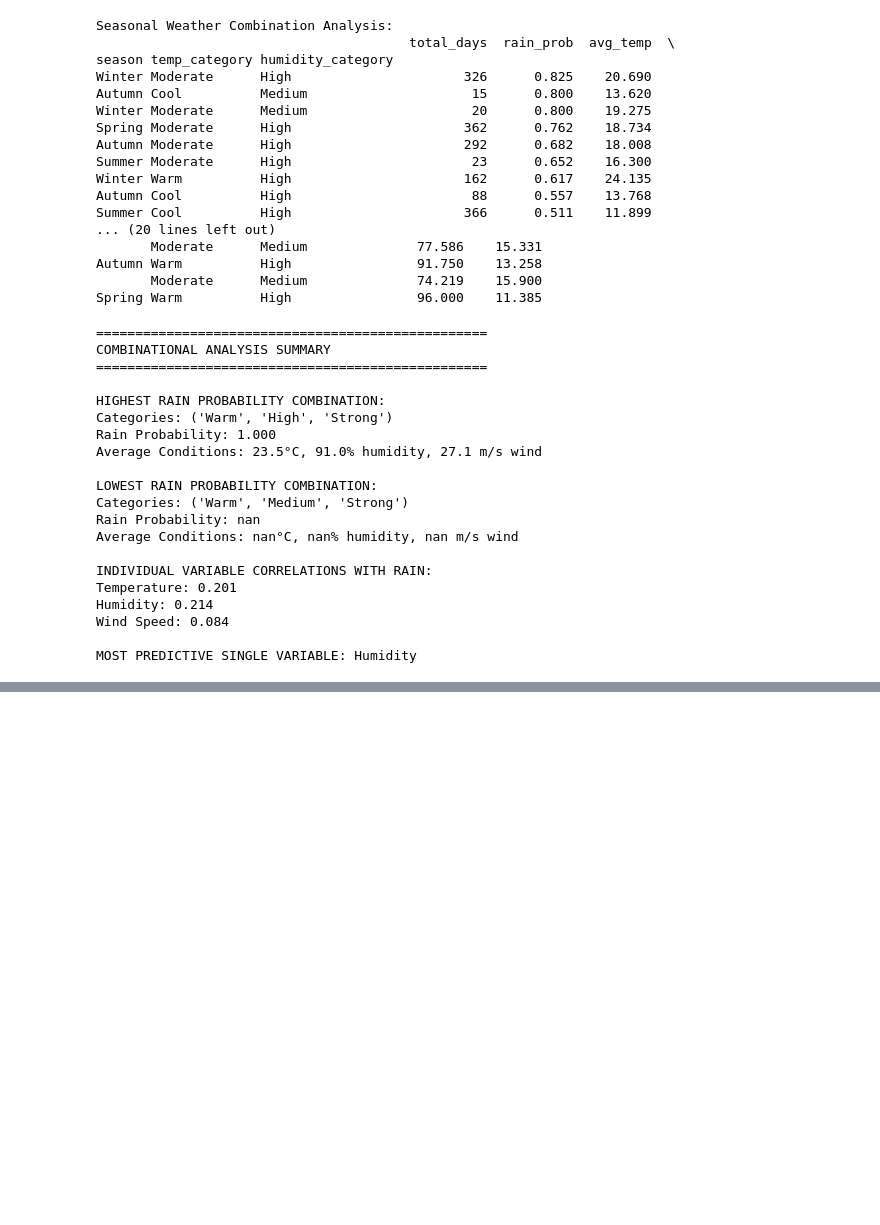
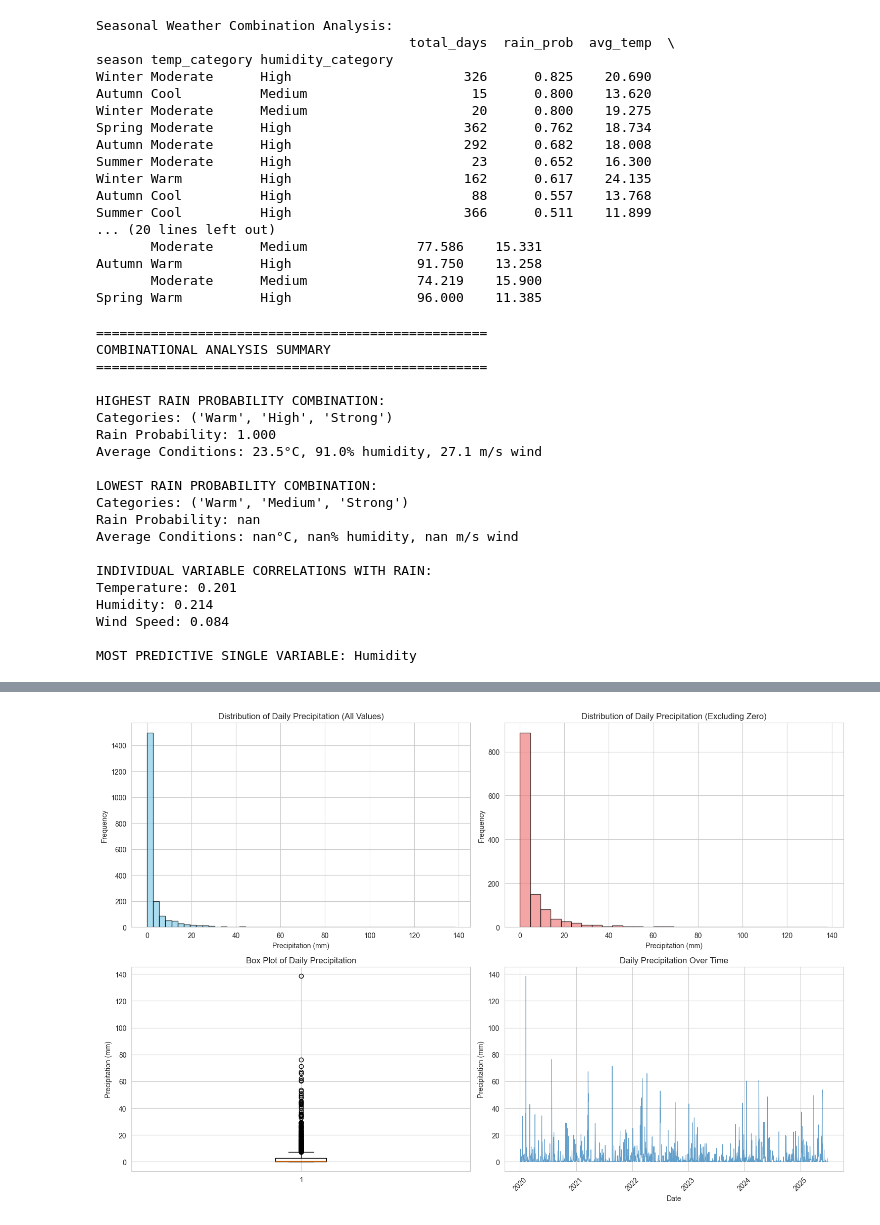
Before and after one commit to afraz-rupak/weather_forecast, a Jupyter notebook: notebooks/Daily weather forecasting EDA.ipynb, the cells around one changed output, grey strips where cells are left out. Cells and saved outputs as stored; diff of their text form; code cells hidden in the pictures; blank space fills up the shorter version.

```diff
--- a/notebooks/EDA.ipynb
+++ b/notebooks/Daily weather forecasting EDA.ipynb
@@ -887,3 +887,98 @@ Humidity: 0.214
 Wind Speed: 0.084
 
 MOST PREDICTIVE SINGLE VARIABLE: Humidity
+# %%
+# Daily dataset analysis
+print("Daily Dataset Shape:", daily_df.shape)
+print("\nDaily Dataset Info:")
+daily_df.info()
+# Target variable analysis - precipitation_sum
+print("=== PRECIPITATION ANALYSIS (Target Variable) ===")
+print(f"Mean precipitation: {daily_df['precipitation_sum'].mean():.2f} mm")
+print(f"Median precipitation: {daily_df['precipitation_sum'].median():.2f} mm")
+print(f"Max precipitation: {daily_df['precipitation_sum'].max():.2f} mm")
+print(f"Min precipitation: {daily_df['precipitation_sum'].min():.2f} mm")
+print(f"Standard deviation: {daily_df['precipitation_sum'].std():.2f} mm")
+print(f"\nDays with no precipitation: {(daily_df['precipitation_sum'] == 0).sum()} ({(daily_df['precipitation_sum'] == 0).mean()*100:.1f}%)")
+print(f"Days with precipitation > 0: {(daily_df['precipitation_sum'] > 0).sum()} ({(daily_df['precipitation_sum'] > 0).mean()*100:.1f}%)")
+print(f"Days with heavy precipitation (>10mm): {(daily_df['precipitation_sum'] > 10).sum()} ({(daily_df['precipitation_sum'] > 10).mean()*100:.1f}%)")
+# Precipitation distribution visualization
+fig, axes = plt.subplots(2, 2, figsize=(15, 10))
+
+# Histogram of all precipitation values
+axes[0,0].hist(daily_df['precipitation_sum'], bins=50, alpha=0.7, color='skyblue', edgecolor='black')
+axes[0,0].set_title('Distribution of Daily Precipitation (All Values)')
+axes[0,0].set_xlabel('Precipitation (mm)')
+axes[0,0].set_ylabel('Frequency')
+
+# Histogram excluding zero values
+non_zero_precip = daily_df[daily_df['precipitation_sum'] > 0]['precipitation_sum']
+axes[0,1].hist(non_zero_precip, bins=30, alpha=0.7, color='lightcoral', edgecolor='black')
+axes[0,1].set_title('Distribution of Daily Precipitation (Excluding Zero)')
+axes[0,1].set_xlabel('Precipitation (mm)')
+axes[0,1].set_ylabel('Frequency')
+
+# Box plot
+axes[1,0].boxplot(daily_df['precipitation_sum'])
+axes[1,0].set_title('Box Plot of Daily Precipitation')
+axes[1,0].set_ylabel('Precipitation (mm)')
+
+# Time series of precipitation
+axes[1,1].plot(daily_df['date'], daily_df['precipitation_sum'], alpha=0.7, linewidth=0.8)
+axes[1,1].set_title('Daily Precipitation Over Time')
+axes[1,1].set_xlabel('Date')
+axes[1,1].set_ylabel('Precipitation (mm)')
+axes[1,1].tick_params(axis='x', rotation=45)
+
+plt.tight_layout()
+plt.show()
+# Seasonal precipitation patterns
+daily_df['date'] = pd.to_datetime(daily_df['date'])
+daily_df['season'] = daily_df['month'].map({12: 'Winter', 1: 'Winter', 2: 'Winter',
+                                           3: 'Spring', 4: 'Spring', 5: 'Spring',
+                                           6: 'Summer', 7: 'Summer', 8: 'Summer',
+                                           9: 'Autumn', 10: 'Autumn', 11: 'Autumn'})
+
+fig, axes = plt.subplots(1, 2, figsize=(15, 5))
+
+# Monthly precipitation patterns
+monthly_precip = daily_df.groupby('month')['precipitation_sum'].agg(['mean', 'sum', 'count']).reset_index()
+axes[0].bar(monthly_precip['month'], monthly_precip['mean'], alpha=0.7, color='steelblue')
+axes[0].set_title('Average Daily Precipitation by Month')
+axes[0].set_xlabel('Month')
+axes[0].set_ylabel('Average Precipitation (mm)')
+axes[0].set_xticks(range(1, 13))
+
+# Seasonal precipitation patterns
+seasonal_precip = daily_df.groupby('season')['precipitation_sum'].agg(['mean', 'sum']).reset_index()
+axes[1].bar(seasonal_precip['season'], seasonal_precip['mean'], alpha=0.7, color='lightgreen')
+axes[1].set_title('Average Daily Precipitation by Season')
+axes[1].set_xlabel('Season')
+axes[1].set_ylabel('Average Precipitation (mm)')
+
+plt.tight_layout()
+plt.show()
+
+print("Monthly Precipitation Statistics:")
+print(monthly_precip)
+print("\nSeasonal Precipitation Statistics:")
+print(seasonal_precip)
+# Correlation analysis with precipitation
+numeric_cols = daily_df.select_dtypes(include=[np.number]).columns.tolist()
+correlation_with_precip = daily_df[numeric_cols].corr()['precipitation_sum'].sort_values(ascending=False)
+
+print("=== CORRELATION WITH PRECIPITATION_SUM ===")
+print(correlation_with_precip)
+
+# Visualize top correlations
+plt.figure(figsize=(10, 6))
+top_corr = correlation_with_precip.drop('precipitation_sum').abs().sort_values(ascending=False)[:10]
+colors = ['red' if x < 0 else 'blue' for x in correlation_with_precip[top_corr.index]]
+plt.barh(range(len(top_corr)), correlation_with_precip[top_corr.index], color=colors, alpha=0.7)
+plt.yticks(range(len(top_corr)), top_corr.index)
+plt.xlabel('Correlation with Precipitation Sum')
+plt.title('Top 10 Features Correlated with Daily Precipitation')
+plt.axvline(x=0, color='black', linestyle='-', alpha=0.3)
+plt.tight_layout()
+plt.show()
+# %% [output]
@@ -889,0 +1002 @@ MOST PREDICTIVE SINGLE VARIABLE: Humidity
+[figure, added]
```
Also changed, not shown: parts of 1 cell of this notebook, 2 other files.
